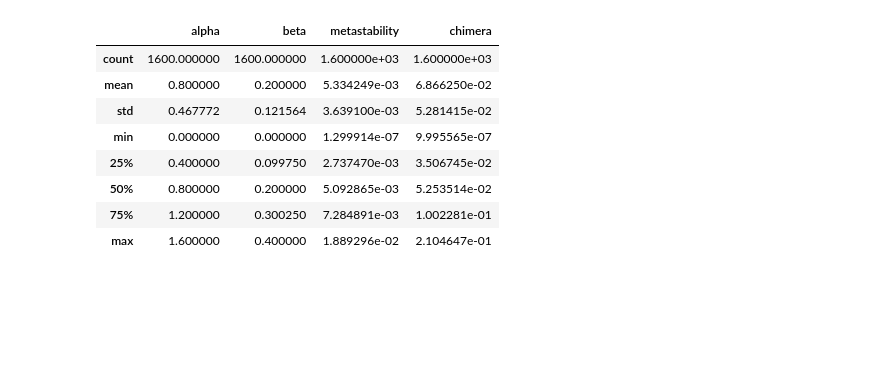
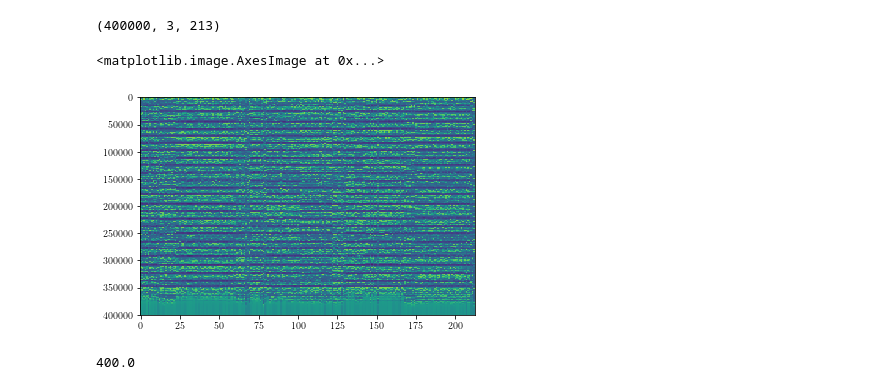
Before and after one commit to henmitch/chimera-2019, a Jupyter notebook: code/python/analysis.ipynb, the cells around one changed output. Cells and saved outputs as stored; diff of their text form; code cells hidden in the pictures; blank space fills up the shorter version.

```diff
--- a/code/python/analysis.ipynb
+++ b/code/python/analysis.ipynb
@@ -62,12 +52,25 @@ data.loc[(data["alpha"] >= 1.55) & (data["beta"] >= 0.3)]
-# %%
-data.describe()
-# %% [output]
-|  | alpha | beta | metastability | chimera |
-| count | 1600.000000 | 1600.000000 | 1.600000e+03 | 1.600000e+03 |
-| mean | 0.800000 | 0.200000 | 5.334249e-03 | 6.866250e-02 |
-| std | 0.467772 | 0.121564 | 3.639100e-03 | 5.281415e-02 |
-| min | 0.000000 | 0.000000 | 1.299914e-07 | 9.995565e-07 |
-| 25% | 0.400000 | 0.099750 | 2.737470e-03 | 3.506745e-02 |
-| 50% | 0.800000 | 0.200000 | 5.092865e-03 | 5.253514e-02 |
-| 75% | 1.200000 | 0.300250 | 7.284891e-03 | 1.002281e-01 |
-| max | 1.600000 | 0.400000 | 1.889296e-02 | 2.104647e-01 |
+# %%
+with open("../../data/0.709-0.400.pkl", "rb") as f:
+    data = pickle.load(f)
+# %%
+tmax = 4000
+N = 100*tmax
+t = np.linspace(0, tmax, N)
+# %%
+vals = data[1].sol(t).T
+del(data)
+# %%
+vals = vals.reshape(N, 3, -1)
+# %%
+vals.shape
+# %% [output]
+(400000, 3, 213)
+# %%
+plt.imshow(vals[:, 0, :], aspect="auto")
+# %% [output]
+<matplotlib.image.AxesImage at 0x...>
+[figure, added]
+# %%
+N-0.999*N
+# %% [output]
+400.0
```
Also changed, not shown: parts of 12 cells of this notebook, 19 other files.
